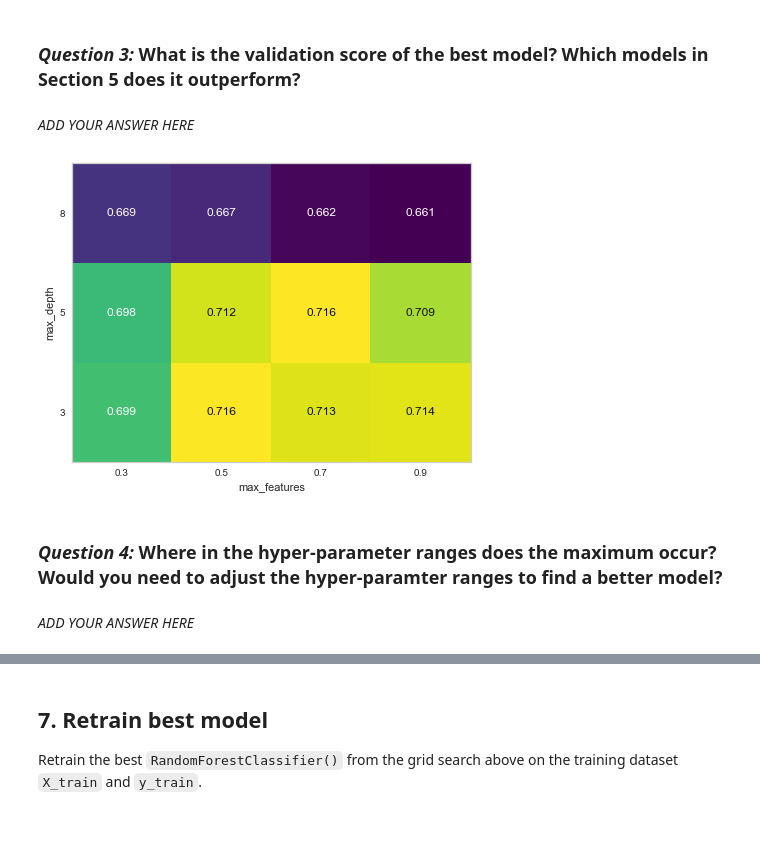
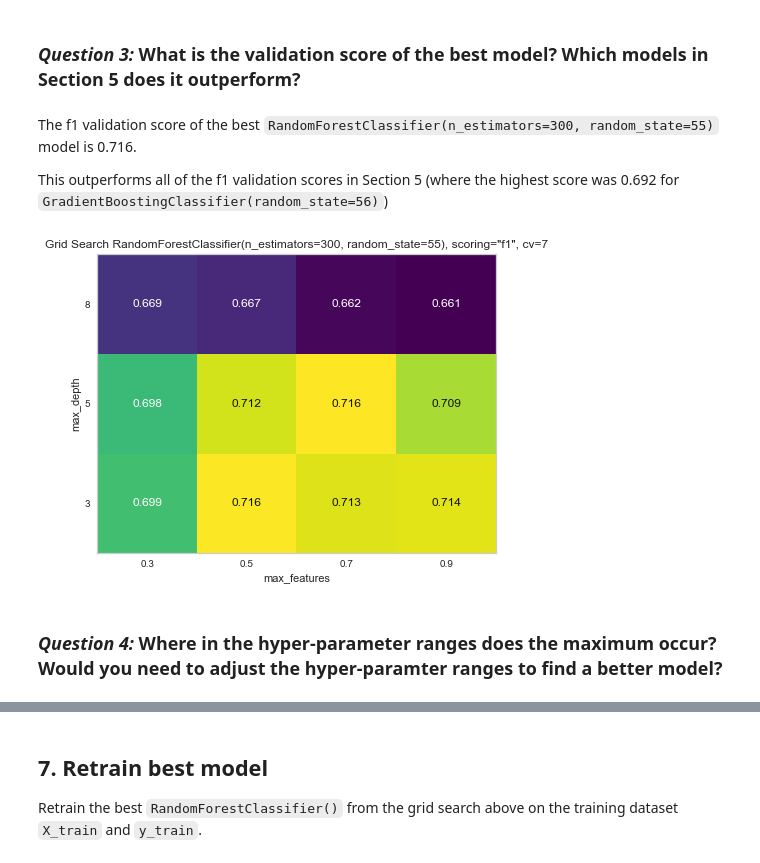
Before and after one commit to m-metz/ensf611-machine-learning-assignment4-m-metz, a Jupyter notebook: lab4.ipynb, the cells around one changed output, grey strips where cells are left out. Drawn from its saved outputs; the diff is of its cells as text; code cells hidden in the pictures; blank space fills up the shorter version.

Commit message:
Sections 4 - 9

```diff
--- a/lab4.ipynb
+++ b/lab4.ipynb
@@ -214,7 +205,7 @@ enc = LabelEncoder()
 
 enc.fit(y)
 
-y_enc = pd.Series(enc.transform(y), name=y.name + "_enc")
+y_enc = pd.Series(enc.transform(y), name=y.name)
 
 print("encoded target", y_enc.to_numpy())
 print("classes", enc.classes_)
@@ -243,3 +232,11 @@ Using scikit-learn `train_test_split()` with parameters `random_state=37`, `test
+# %%
+# TODO: add train_test_split() here
+
+from sklearn.model_selection import train_test_split
+
+
+X_enc_train, X_enc_test, y_enc_train, y_enc_test = train_test_split(
+    X_enc, y_enc, random_state=37, test_size=0.2)
 # %% [markdown]
 ## 5. Compare models using cross-validation
 Create a list containing a `LogisticRegression()`,
@@ -293,5 +325,21 @@ Use `print_grid_search_result()` and `plot_grid_search_result()` functions defin
+# %%
+# TODO: Setup grid search for RandomForestClassifier(random_state=55)
+
+
+from sklearn.model_selection import GridSearchCV
+
+
+param_grid = {
+    "max_depth": [3, 5, 8],
+    "max_features": [0.3, 0.5, 0.7, 0.9]
+}
+
+grid_search = GridSearchCV(RandomForestClassifier(n_estimators=300, random_state=55),
+                           param_grid=param_grid, scoring="f1", cv=7, n_jobs=-1, return_train_score=True)
 # %%
 # TODO: perform the grid search by calling fit() with X_train and y_train
+
+grid_search.fit(X_enc_train, y_enc_train)
 # %% [output]
 GridSearchCV(cv=7,
              estimator=RandomForestClassifier(n_estimators=300,
@@ -307,13 +357,17 @@ GridSearchCV(cv=7,
 training score= 0.719; validation score=0.716
 # %% [markdown]
 ### *Question 3:* What is the validation score of the best model? Which models in Section 5 does it outperform?
-# %% [markdown]
-*ADD YOUR ANSWER HERE*
+# %% [markdown]
+The f1 validation score of the best `RandomForestClassifier(n_estimators=300, random_state=55)` model is 0.716.
+
+This outperforms all of the f1 validation scores in Section 5 (where the highest score was 0.692 for `GradientBoostingClassifier(random_state=56)`)
 # %%
 # TODO: call plot_grid_search_results() to plot validation metrics for all hyperparameter combinations
+
+plt.title("Grid Search RandomForestClassifier(n_estimators=300, random_state=55), scoring=\"f1\", cv=7")
+
+plot_grid_search_results(grid_search)
 # %% [output]
-[figure, old version]
+[figure, new version]
 # %% [markdown]
 ### *Question 4:* Where in the hyper-parameter ranges does the maximum occur? Would you need to adjust the hyper-paramter ranges to find a better model?
-# %% [markdown]
-*ADD YOUR ANSWER HERE*
```
Also changed, not shown: parts of 23 cells of this notebook.
